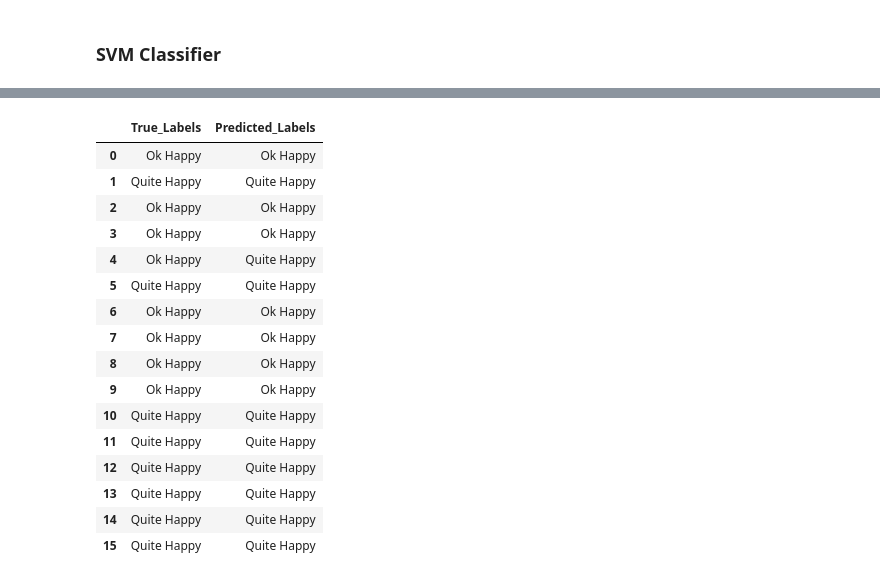
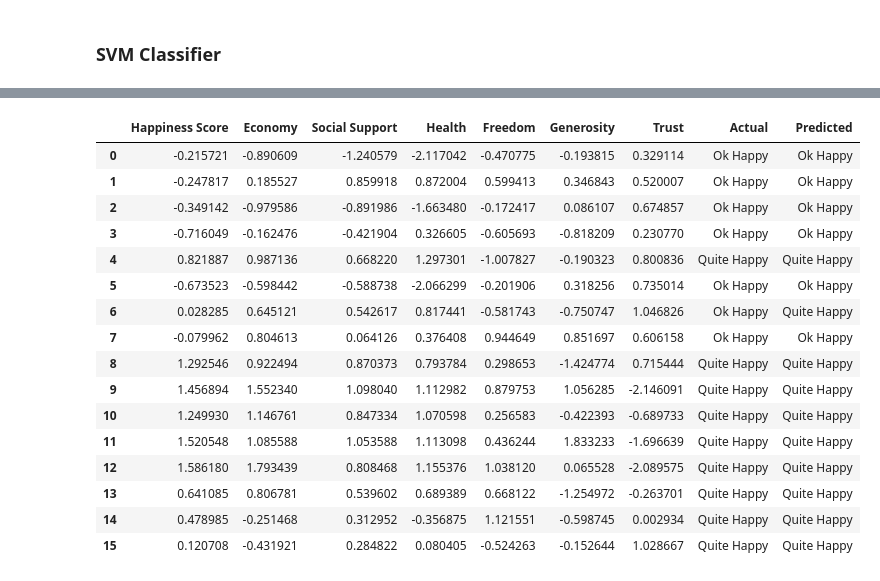
Before and after one commit to fairuznawar122/World-Happiness-Classification, a Jupyter notebook: World Happiness Classification - SVM.ipynb, the cells around one changed output, grey strips where cells are left out. Drawn from its saved outputs; the diff is of its cells as text; code cells hidden in the pictures.

```diff
--- a/World Happiness Classification - SVM.ipynb
+++ b/World Happiness Classification - SVM.ipynb
@@ -176,4 +176,4 @@ final_df
 # %%
 final_df.drop(final_df.columns[0], axis=1, inplace=True)
 df= pd.concat([df, final_df], axis=1)
-df
+df = df.dropna()
@@ -286,0 +270,3 @@ AttributeError: 'NoneType' object has no attribute 'reset_index'
+# %%
+X_test.reset_index(drop=True, inplace=True)
+X_test
@@ -287,35 +291,36 @@ AttributeError: 'NoneType' object has no attribute 'reset_index'
 # %%
 import pandas as pd
 
-y_test_series = pd.Series(y_test, name='True_Labels')
+y_test_series = pd.Series(y_test, name='Actual')
 y_test_series.reset_index(drop=True, inplace=True)
 
-y_pred_series = pd.Series(test_predictions, name='Predicted_Labels')
+y_pred_series = pd.Series(test_predictions, name='Predicted')
 y_pred_series.reset_index(drop=True, inplace=True)
 
+X_test.reset_index(drop=True, inplace=True)
 # Convert X_test to a DataFrame (if it is not already)
-X_test_df = pd.DataFrame(X_test).reset_index(drop=True, inplace=True)
+X_test_df = pd.DataFrame(X_test)
 
 # Combine y_test, y_pred_series, and X_test into a single DataFrame
 result_df = pd.concat([X_test_df, y_test_series, y_pred_series], axis=1)
 
 # Display the resulting DataFrame
 result_df
 # %% [output]
-|  | True_Labels | Predicted_Labels |
-| 0 | Ok Happy | Ok Happy |
-| 1 | Quite Happy | Quite Happy |
-| 2 | Ok Happy | Ok Happy |
-| 3 | Ok Happy | Ok Happy |
-| 4 | Ok Happy | Quite Happy |
-| 5 | Quite Happy | Quite Happy |
-| 6 | Ok Happy | Ok Happy |
-| 7 | Ok Happy | Ok Happy |
-| 8 | Ok Happy | Ok Happy |
-| 9 | Ok Happy | Ok Happy |
-| 10 | Quite Happy | Quite Happy |
-| 11 | Quite Happy | Quite Happy |
-| 12 | Quite Happy | Quite Happy |
-| 13 | Quite Happy | Quite Happy |
-| 14 | Quite Happy | Quite Happy |
-| 15 | Quite Happy | Quite Happy |
+|  | Happiness Score | Economy | Social Support | Health | Freedom | Generosity | Trust | Actual | Predicted |
+| 0 | -0.215721 | -0.890609 | -1.240579 | -2.117042 | -0.470775 | -0.193815 | 0.329114 | Ok Happy | Ok Happy |
+| 1 | -0.247817 | 0.185527 | 0.859918 | 0.872004 | 0.599413 | 0.346843 | 0.520007 | Ok Happy | Ok Happy |
+| 2 | -0.349142 | -0.979586 | -0.891986 | -1.663480 | -0.172417 | 0.086107 | 0.674857 | Ok Happy | Ok Happy |
+| 3 | -0.716049 | -0.162476 | -0.421904 | 0.326605 | -0.605693 | -0.818209 | 0.230770 | Ok Happy | Ok Happy |
+| 4 | 0.821887 | 0.987136 | 0.668220 | 1.297301 | -1.007827 | -0.190323 | 0.800836 | Quite Happy | Quite Happy |
+| 5 | -0.673523 | -0.598442 | -0.588738 | -2.066299 | -0.201906 | 0.318256 | 0.735014 | Ok Happy | Ok Happy |
+| 6 | 0.028285 | 0.645121 | 0.542617 | 0.817441 | -0.581743 | -0.750747 | 1.046826 | Ok Happy | Quite Happy |
+| 7 | -0.079962 | 0.804613 | 0.064126 | 0.376408 | 0.944649 | 0.851697 | 0.606158 | Ok Happy | Ok Happy |
+| 8 | 1.292546 | 0.922494 | 0.870373 | 0.793784 | 0.298653 | -1.424774 | 0.715444 | Quite Happy | Quite Happy |
+| 9 | 1.456894 | 1.552340 | 1.098040 | 1.112982 | 0.879753 | 1.056285 | -2.146091 | Quite Happy | Quite Happy |
+| 10 | 1.249930 | 1.146761 | 0.847334 | 1.070598 | 0.256583 | -0.422393 | -0.689733 | Quite Happy | Quite Happy |
+| 11 | 1.520548 | 1.085588 | 1.053588 | 1.113098 | 0.436244 | 1.833233 | -1.696639 | Quite Happy | Quite Happy |
+| 12 | 1.586180 | 1.793439 | 0.808468 | 1.155376 | 1.038120 | 0.065528 | -2.089575 | Quite Happy | Quite Happy |
+| 13 | 0.641085 | 0.806781 | 0.539602 | 0.689389 | 0.668122 | -1.254972 | -0.263701 | Quite Happy | Quite Happy |
+| 14 | 0.478985 | -0.251468 | 0.312952 | -0.356875 | 1.121551 | -0.598745 | 0.002934 | Quite Happy | Quite Happy |
+| 15 | 0.120708 | -0.431921 | 0.284822 | 0.080405 | -0.524263 | -0.152644 | 1.028667 | Quite Happy | Quite Happy |
```
Also changed, not shown: parts of 13 cells of this notebook.
